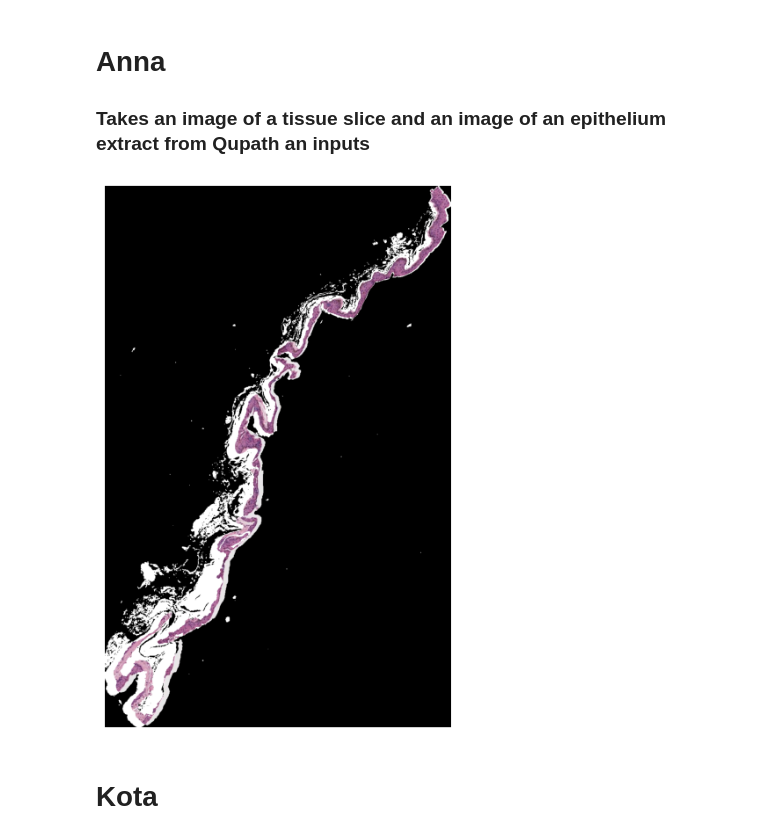
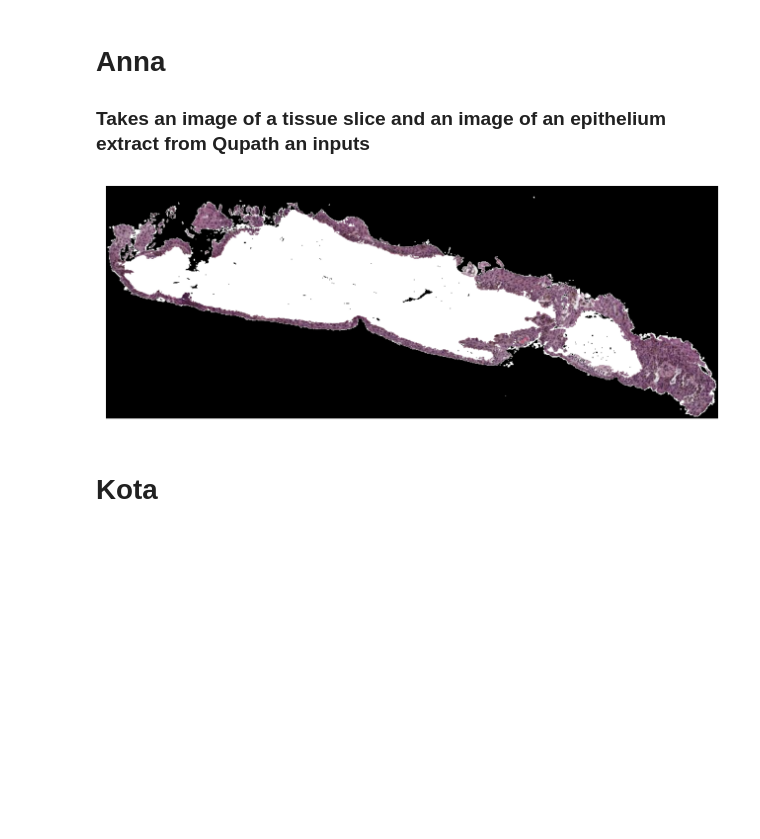
Before and after one commit to arvindkrishna87/STAT390_WI2025, a Jupyter notebook: Presentation 2/Thinkers/Kota Suzuki/kota_patching_code.ipynb, the cells around one changed output. Saved outputs shown, nothing was run; the diff lists cells and outputs as text; code cells hidden in the pictures; blank space fills up the shorter version.

```diff
--- a/Presentation 2/Thinkers/Kota Suzuki/kota_patching_code.ipynb
+++ b/Presentation 2/Thinkers/Kota Suzuki/kota_patching_code.ipynb
@@ -14,8 +14,8 @@ import random
 def apply_mask():
 
     # Open the JPG and PNG images
-    jpg_path = '/Users/kotasuzuki/Desktop/STAT390_WI2025/Presentation 2/Thinkers/Kota Suzuki/images/thumbnail2.jpg' # path to the tissue slice
-    png_mask_path = '/Users/kotasuzuki/Desktop/STAT390_WI2025/Presentation 2/Thinkers/Kota Suzuki/images/h2114183 h&e_ROI_3-labels.png' # path to the epithelium slice
+    jpg_path = '/Users/kotasuzuki/Desktop/STAT390_WI2025/Presentation 2/Thinkers/Kota Suzuki/images/thumbnail.jpg' # path to the tissue slice
+    png_mask_path = '/Users/kotasuzuki/Desktop/STAT390_WI2025/Presentation 2/Thinkers/Kota Suzuki/images/h1857578B  h&e_ROI_2-labels.png' # path to the epithelium slice
 
     jpg_image = Image.open(jpg_path).convert("RGB")
     png_mask = Image.open(png_mask_path).convert("RGBA")
@@ -27,34 +27,34 @@ def apply_mask():
     # Convert both images to numpy arrays
     jpg_array = np.array(jpg_image)
     mask_array = np.array(png_mask)
 
     stroma_mask = ~np.all(jpg_array[:, :, :3] > 200, axis=-1)
     image = np.ones_like(jpg_array) * 255  # everything white
     image[~stroma_mask] = 0
 
     # Create a mask for pixels that are epithelium
     # A pixel is considered white if its RGB values are all greater than a threshold (200)
     e_mask = ~np.all(mask_array[:, :, :3] > 200, axis=-1)
 
     image[e_mask] = jpg_array[e_mask]
 
     # Convert back to PIL image for display
     masked_jpg_image = Image.fromarray(image)
     return masked_jpg_image
 
 
 
 epithelium = apply_mask()
 filename = '/Users/kotasuzuki/Desktop/STAT390_WI2025/Presentation 2/Thinkers/Kota Suzuki/images/output.png' # where you want your output to go
 epithelium.save(filename)
 
 # Display the final image
 plt.figure(figsize=(8, 8))
 plt.imshow(epithelium)
 plt.axis("off")
 plt.show()
 # %% [output]
-[figure, old version]
+[figure, new version]
 # %% [markdown]
 # Kota
 # %% [markdown]
```
Also changed, not shown: parts of 2 cells of this notebook, 2 other files.
